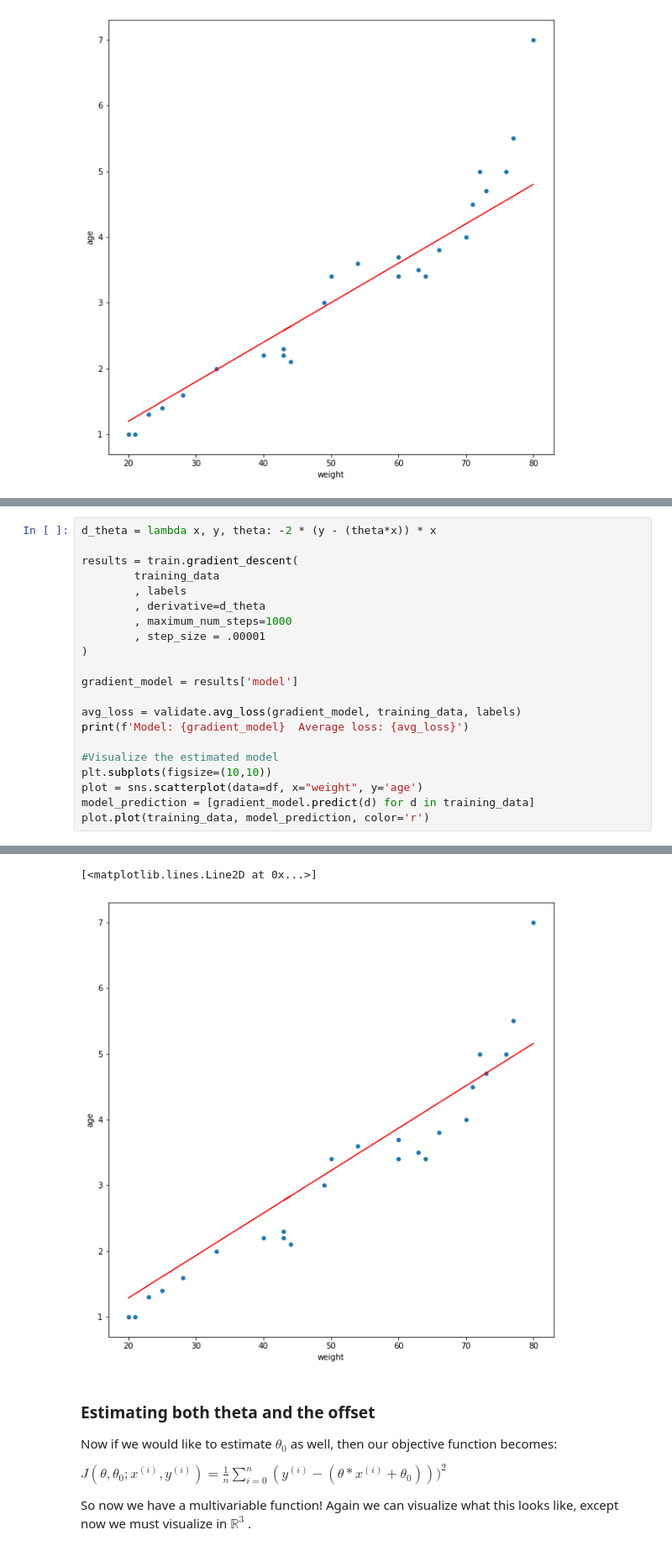
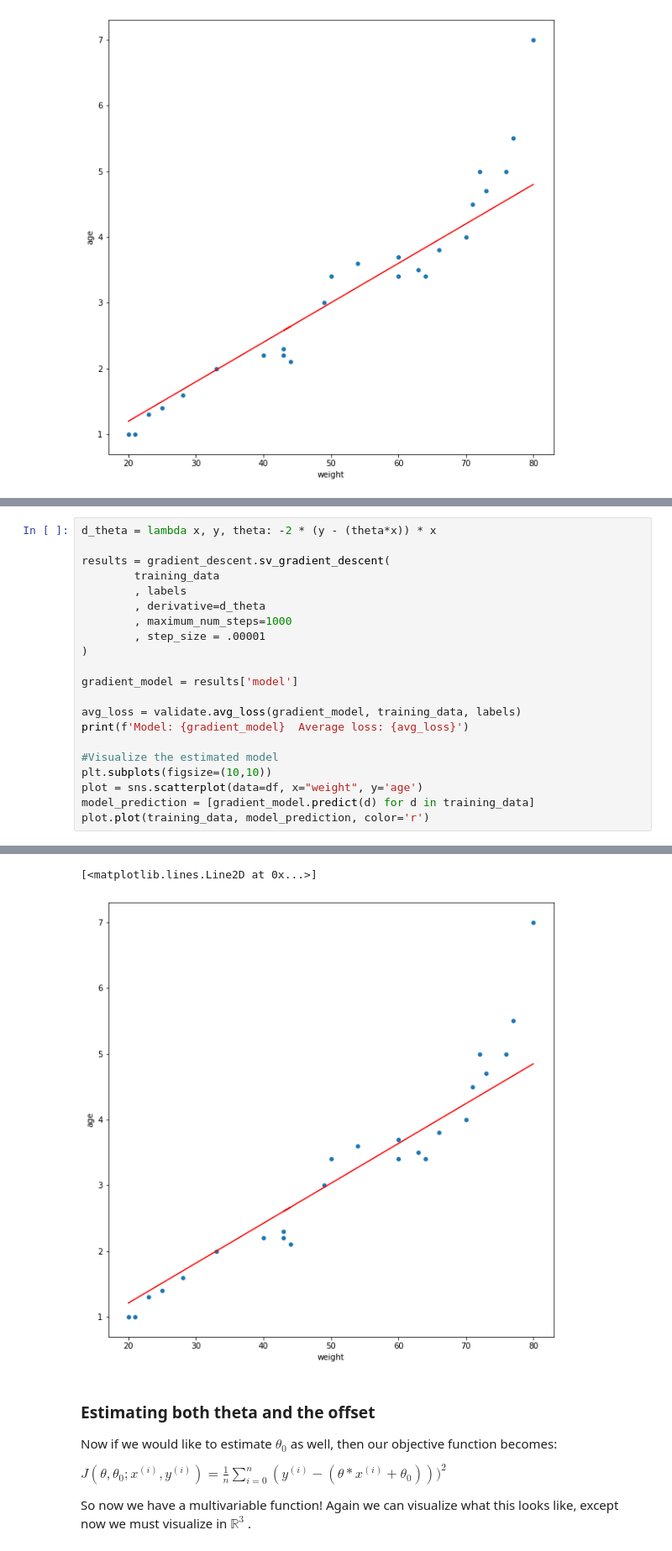
Before and after one commit to amadeovezz/data-sci, a Jupyter notebook: ml/tutorials/regression/linear.ipynb, the cells around one changed output, grey strips where cells are left out. Shown at 84% size. Drawn from its saved outputs; the diff is of its cells as text.

Commit message:
improve writing, use gradient descent from new train module

```diff
--- a/ml/tutorials/regression/linear.ipynb
+++ b/ml/tutorials/regression/linear.ipynb
@@ -193,7 +203,7 @@ $$
 # %%
 d_theta = lambda x, y, theta: -2 * (y - (theta*x)) * x
 
-results = train.gradient_descent(
+results = gradient_descent.sv_gradient_descent(
         training_data
         , labels
         , derivative=d_theta
@@ -216,5 +226,5 @@ Model: y = 0 + 0.06447x     Average loss: 0.2815516403639999
 [<matplotlib.lines.Line2D at 0x...>]
-[figure, old version]
+[figure, new version]
 # %% [markdown]
 
 ### Estimating both theta and the offset
```
Also changed, not shown: parts of 5 cells of this notebook.
